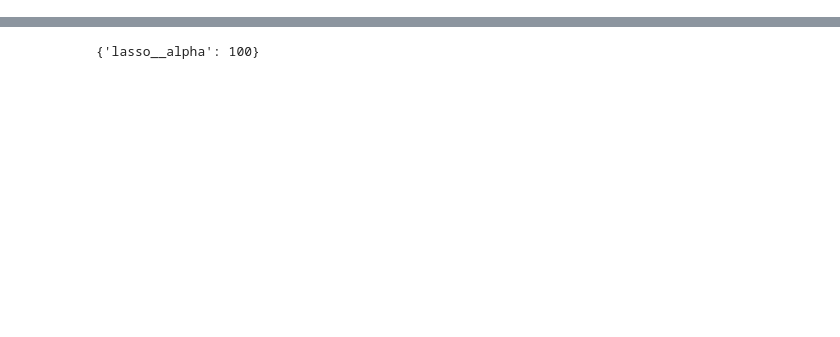
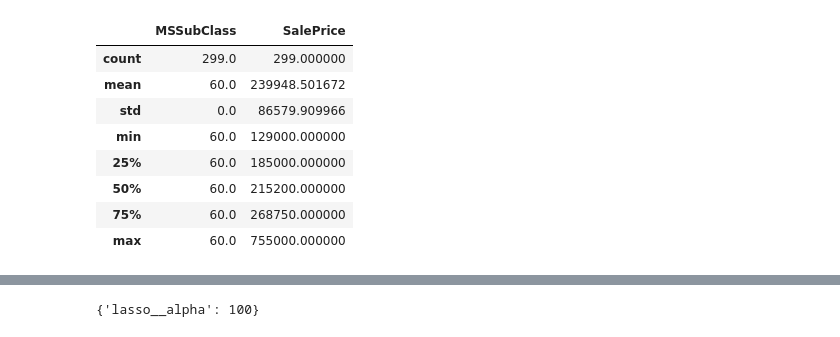
Before and after one commit to luigi-0/House-Prices, a Jupyter notebook: parameter_tuning/gbr_grid.ipynb, the cells around one changed output, grey strips where cells are left out. Saved outputs shown, nothing was run; the diff lists cells and outputs as text; code cells hidden in the pictures; blank space fills up the shorter version.

```diff
--- a/parameter_tuning/gbr_grid.ipynb
+++ b/parameter_tuning/gbr_grid.ipynb
@@ -346,0 +458,12 @@ sns.barplot(house_source_data['BedroomAbvGr'], house_source_data['SalePrice'])
+# %%
+house_source_data[['MSSubClass', 'SalePrice']].loc[house_source_data['MSSubClass']==60].describe()
+# %% [output]
+|  | MSSubClass | SalePrice |
+| count | 299.0 | 299.000000 |
+| mean | 60.0 | 239948.501672 |
+| std | 0.0 | 86579.909966 |
+| min | 60.0 | 129000.000000 |
+| 25% | 60.0 | 185000.000000 |
+| 50% | 60.0 | 215200.000000 |
+| 75% | 60.0 | 268750.000000 |
+| max | 60.0 | 755000.000000 |
```
Also changed, not shown: parts of 28 cells of this notebook.
